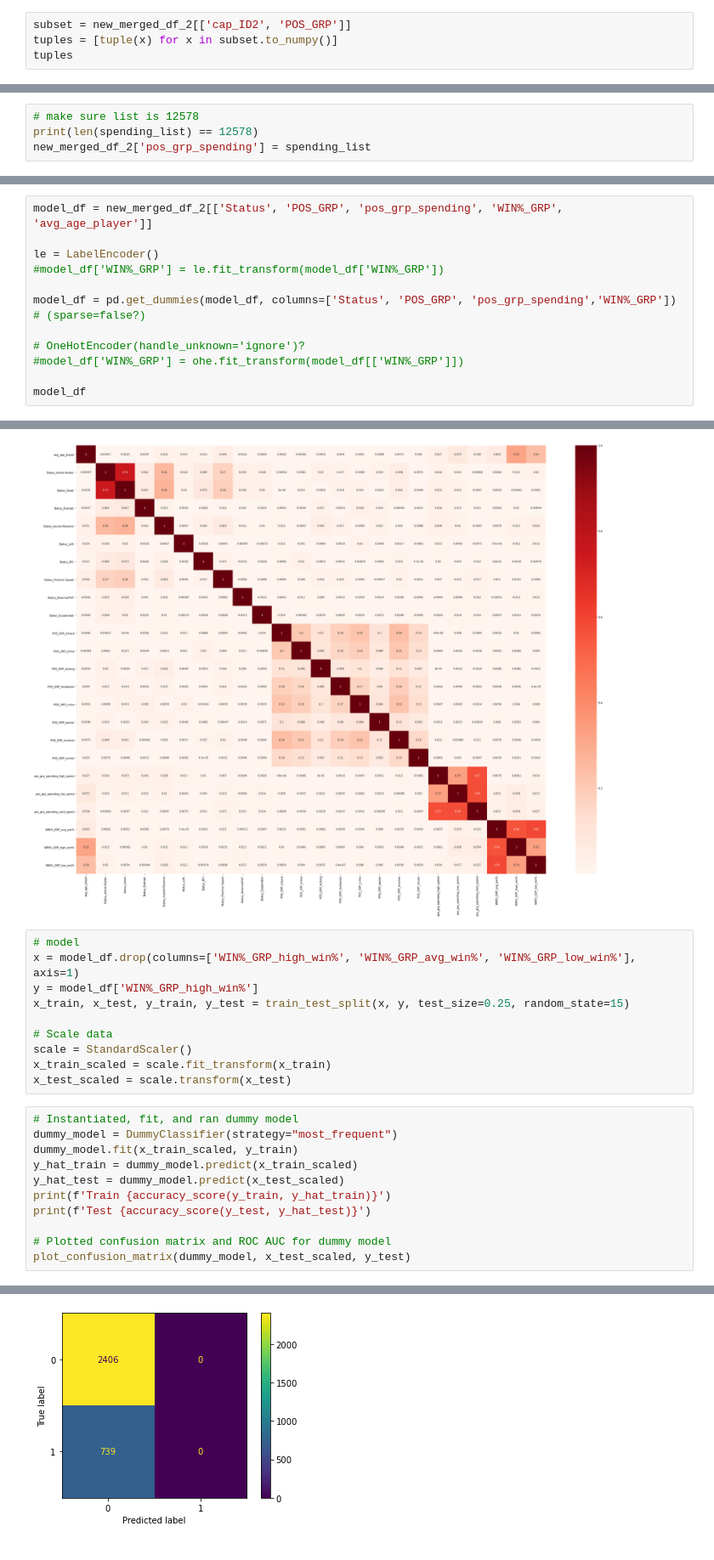
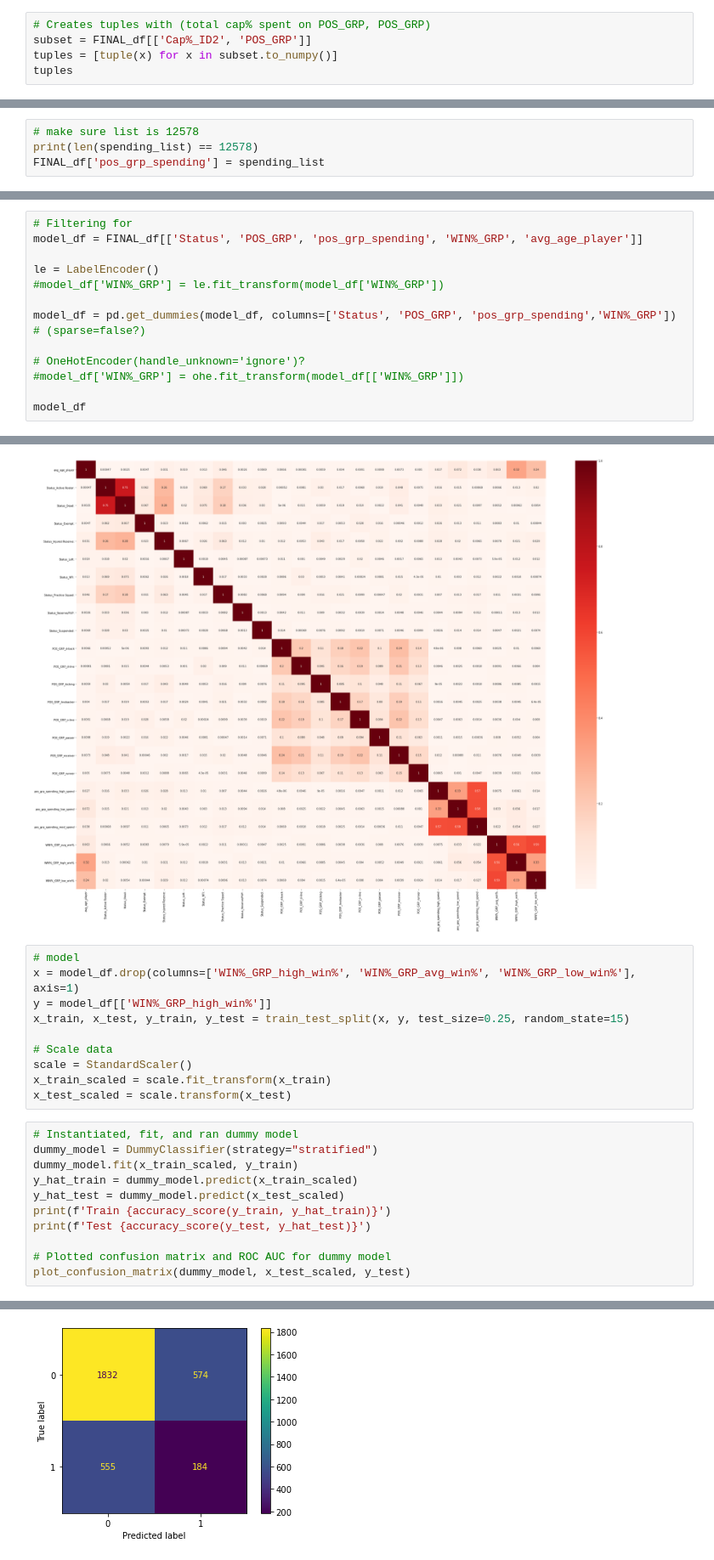
Before and after one commit to chris-helmerson/NFL_salarycap_optimization, a Jupyter notebook: Main_Notebook.ipynb, the cells around one changed output, grey strips where cells are left out. Shown at 85% size. Drawn from its saved outputs; the diff is of its cells as text.

```diff
--- a/Main_Notebook.ipynb
+++ b/Main_Notebook.ipynb
@@ -1358,5 +1300,6 @@ ID2_df
 # %%
-subset = new_merged_df_2[['cap_ID2', 'POS_GRP']]
+# Creates tuples with (total cap% spent on POS_GRP, POS_GRP)
+subset = FINAL_df[['Cap%_ID2', 'POS_GRP']]
 tuples = [tuple(x) for x in subset.to_numpy()]
 tuples
 # %% [output]
@@ -1461,6 +1418,6 @@ for cap, pos_grp in tuples:
 # %%
 # make sure list is 12578
 print(len(spending_list) == 12578)
-new_merged_df_2['pos_grp_spending'] = spending_list
+FINAL_df['pos_grp_spending'] = spending_list
 # %% [output]
 True
@@ -1483,5 +1447,6 @@ new_merged_df_2
 # %%
-model_df = new_merged_df_2[['Status', 'POS_GRP', 'pos_grp_spending', 'WIN%_GRP', 'avg_age_player']]
+# Filtering for
+model_df = FINAL_df[['Status', 'POS_GRP', 'pos_grp_spending', 'WIN%_GRP', 'avg_age_player']]
 
 le = LabelEncoder()
 #model_df['WIN%_GRP'] = le.fit_transform(model_df['WIN%_GRP'])
@@ -1519,7 +1485,7 @@ sns.heatmap(corr, cmap='Reds', annot=True);
 # %%
 # model
 x = model_df.drop(columns=['WIN%_GRP_high_win%', 'WIN%_GRP_avg_win%', 'WIN%_GRP_low_win%'], axis=1)
-y = model_df['WIN%_GRP_high_win%']
+y = model_df[['WIN%_GRP_high_win%']]
 x_train, x_test, y_train, y_test = train_test_split(x, y, test_size=0.25, random_state=15)
 
 # Scale data
@@ -1528,7 +1494,7 @@ x_train_scaled = scale.fit_transform(x_train)
 x_test_scaled = scale.transform(x_test)
 # %%
 # Instantiated, fit, and ran dummy model
-dummy_model = DummyClassifier(strategy="most_frequent")
+dummy_model = DummyClassifier(strategy="stratified")
 dummy_model.fit(x_train_scaled, y_train)
 y_hat_train = dummy_model.predict(x_train_scaled)
 y_hat_test = dummy_model.predict(x_test_scaled)
@@ -1543,5 +1509,5 @@ Test 0.7650238473767885
 <sklearn.metrics._plot.confusion_matrix.ConfusionMatrixDisplay at 0x...>
-[figure, old version]
+[figure, new version]
 # %%
 # Instantiated, fit, and ran basic decision tree model
 clf = DecisionTreeClassifier(max_depth = 5)
```
Also changed, not shown: parts of 147 cells of this notebook.
